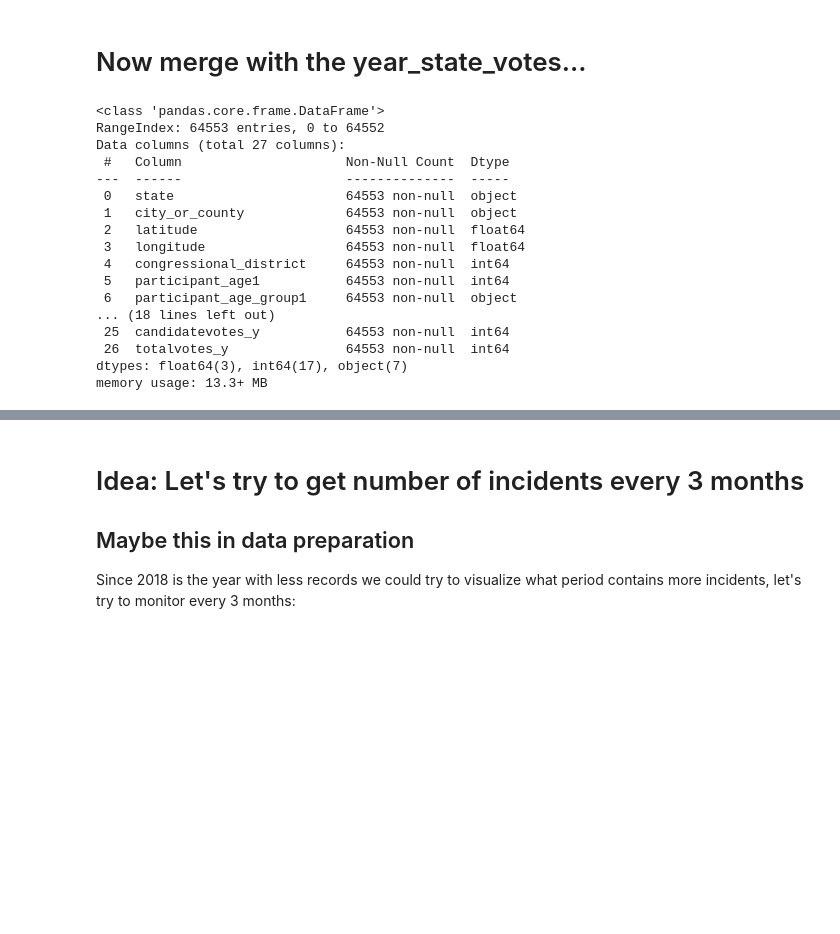
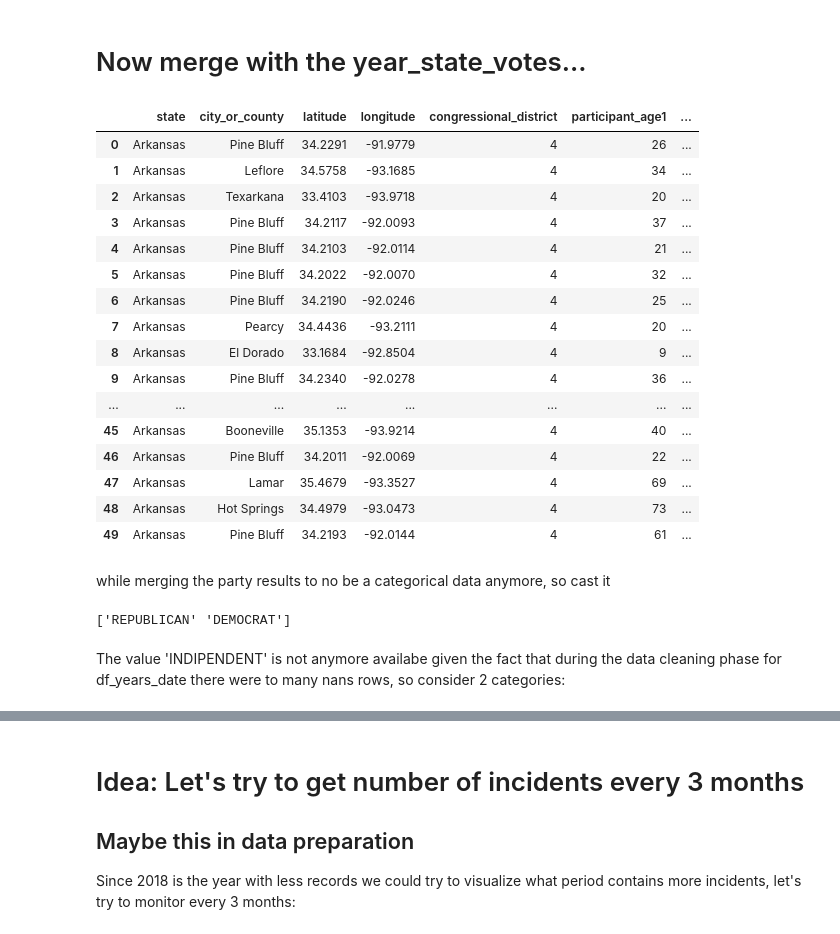
Before and after one commit to TheDarkPyotr/DataMining2023, a Jupyter notebook: source/Task1_Data_Preparation.ipynb, the cells around one changed output, grey strips where cells are left out. Saved outputs shown, nothing was run; the diff lists cells and outputs as text; code cells hidden in the pictures; blank space fills up the shorter version.

```diff
--- a/source/Task1_Data_Preparation.ipynb
+++ b/source/Task1_Data_Preparation.ipynb
@@ -75,24 +81,33 @@ df_merged.head()
 # %%
 df_merged = pd.merge(df_merged, df_years_state_du, on=['state', 'year', 'congressional_district'])
 
-df_merged.head(100)
-
-df_merged.info()
+df_merged.head(50)
+#df_merged.info()
 # %% [output]
-<class 'pandas.core.frame.DataFrame'>
-RangeIndex: 64553 entries, 0 to 64552
-Data columns (total 27 columns):
- #   Column                     Non-Null Count  Dtype
----  ------                     --------------  -----
- 0   state                      64553 non-null  object
- 1   city_or_county             64553 non-null  object
- 2   latitude                   64553 non-null  float64
- 3   longitude                  64553 non-null  float64
- 4   congressional_district     64553 non-null  int64
- 5   participant_age1           64553 non-null  int64
- 6   participant_age_group1     64553 non-null  object
-... (18 lines left out)
- 25  candidatevotes_y           64553 non-null  int64
- 26  totalvotes_y               64553 non-null  int64
-dtypes: float64(3), int64(17), object(7)
-memory usage: 13.3+ MB
+|  | state | city_or_county | latitude | longitude | congressional_district | participant_age1 | ... |
+| 0 | Arkansas | Pine Bluff | 34.2291 | -91.9779 | 4 | 26 | ... |
+| 1 | Arkansas | Leflore | 34.5758 | -93.1685 | 4 | 34 | ... |
+| 2 | Arkansas | Texarkana | 33.4103 | -93.9718 | 4 | 20 | ... |
+| 3 | Arkansas | Pine Bluff | 34.2117 | -92.0093 | 4 | 37 | ... |
+| 4 | Arkansas | Pine Bluff | 34.2103 | -92.0114 | 4 | 21 | ... |
+| 5 | Arkansas | Pine Bluff | 34.2022 | -92.0070 | 4 | 32 | ... |
+| 6 | Arkansas | Pine Bluff | 34.2190 | -92.0246 | 4 | 25 | ... |
+| 7 | Arkansas | Pearcy | 34.4436 | -93.2111 | 4 | 20 | ... |
+| 8 | Arkansas | El Dorado | 33.1684 | -92.8504 | 4 | 9 | ... |
+| 9 | Arkansas | Pine Bluff | 34.2340 | -92.0278 | 4 | 36 | ... |
+| ... | ... | ... | ... | ... | ... | ... | ... |
+| 45 | Arkansas | Booneville | 35.1353 | -93.9214 | 4 | 40 | ... |
+| 46 | Arkansas | Pine Bluff | 34.2011 | -92.0069 | 4 | 22 | ... |
+| 47 | Arkansas | Lamar | 35.4679 | -93.3527 | 4 | 69 | ... |
+| 48 | Arkansas | Hot Springs | 34.4979 | -93.0473 | 4 | 73 | ... |
+| 49 | Arkansas | Pine Bluff | 34.2193 | -92.0144 | 4 | 61 | ... |
+# %% [markdown]
+while merging the party results to no be a categorical data anymore, so cast it
+# %%
+#check the values for the column party
+valori_unici = df_merged['party'].unique()
+print(valori_unici)
+# %% [output]
+['REPUBLICAN' 'DEMOCRAT']
+# %% [markdown]
+The value 'INDIPENDENT' is not anymore availabe given the fact that during the data cleaning phase for df_years_date there were to many nans rows, so consider 2 categories:
```
Also changed, not shown: parts of 8 cells of this notebook.
